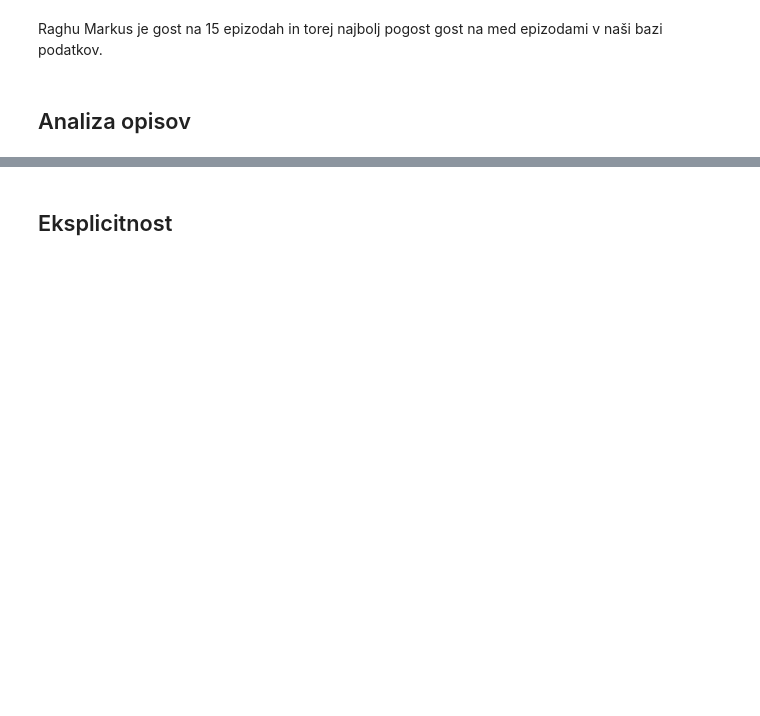
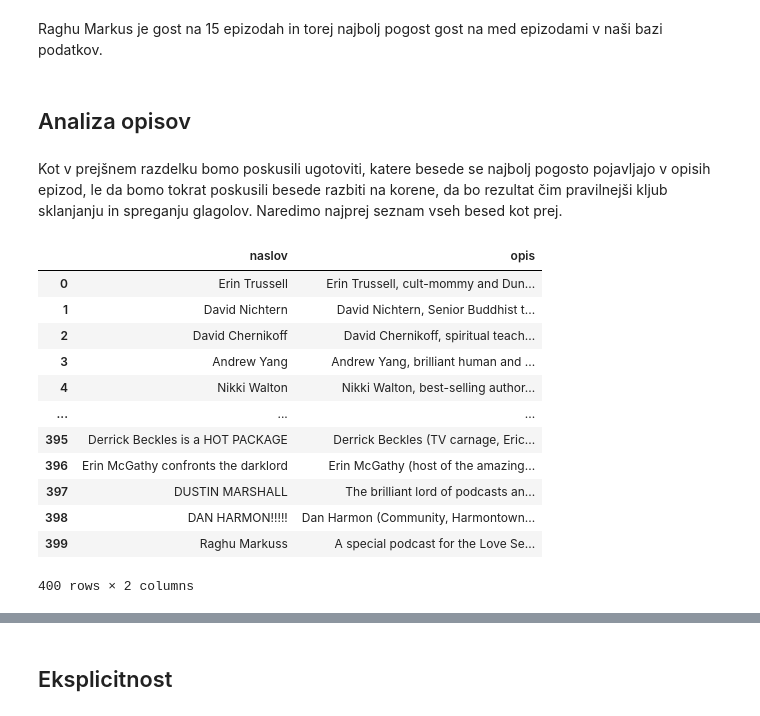
Before and after one commit to lukamarcic/DTFH-analiza-podatkov, a Jupyter notebook: analiza_podatkov.ipynb, the cells around one changed output, grey strips where cells are left out. Cells and saved outputs as stored; diff of their text form; code cells hidden in the pictures; blank space fills up the shorter version.

```diff
--- a/analiza_podatkov.ipynb
+++ b/analiza_podatkov.ipynb
@@ -358,3 +359,23 @@ rezina_podcasti_gostje[rezina_podcasti_gostje.raghu == True]
 Raghu Markus je gost na 15 epizodah in torej najbolj pogost gost na med epizodami v naši bazi podatkov.
 # %% [markdown]
 ## Analiza opisov
+# %% [markdown]
+Kot v prejšnem razdelku bomo poskusili ugotoviti, katere besede se najbolj pogosto pojavljajo v opisih epizod, le da bomo tokrat poskusili besede razbiti na korene, da bo rezultat čim pravilnejši kljub sklanjanju in spreganju glagolov. Naredimo najprej seznam vseh besed kot prej.
+# %%
+#Oglejmo si  samo relevantne stolpce
+rezina_podcasti_opis = (podcasti[['naslov', 'opis']]).copy()
+rezina_podcasti_opis
+# %% [output]
+|  | naslov | opis |
+| 0 | Erin Trussell | Erin Trussell, cult-mommy and Dun... |
+| 1 | David Nichtern | David Nichtern, Senior Buddhist t... |
+| 2 | David Chernikoff | David Chernikoff, spiritual teach... |
+| 3 | Andrew Yang | Andrew Yang, brilliant human and ... |
+| 4 | Nikki Walton | Nikki Walton, best-selling author... |
+| ... | ... | ... |
+| 395 | Derrick Beckles is a HOT PACKAGE | Derrick Beckles (TV carnage, Eric... |
+| 396 | Erin McGathy confronts the darklord | Erin McGathy (host of the amazing... |
+| 397 | DUSTIN MARSHALL | The brilliant lord of podcasts an... |
+| 398 | DAN HARMON!!!!! | Dan Harmon (Community, Harmontown... |
+| 399 | Raghu Markuss | A special podcast for the Love Se... |
+400 rows × 2 columns
```
Also changed, not shown: parts of 6 cells of this notebook.
